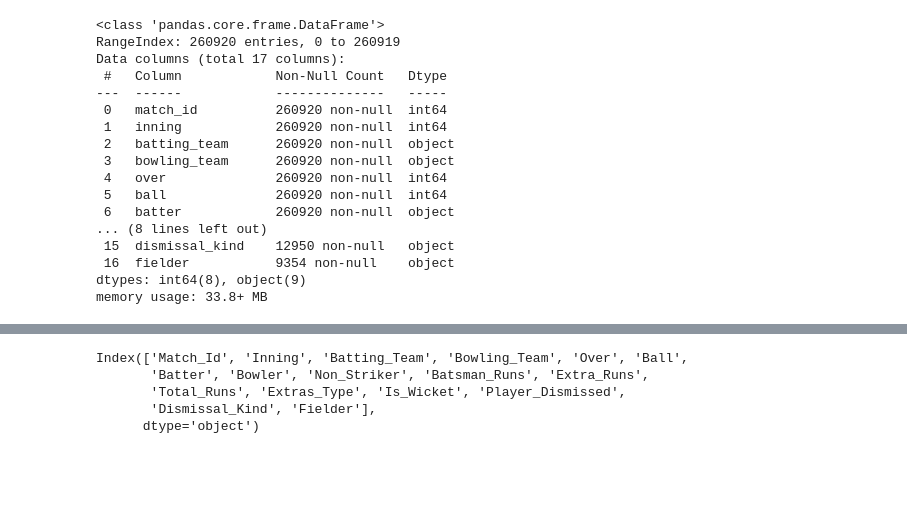
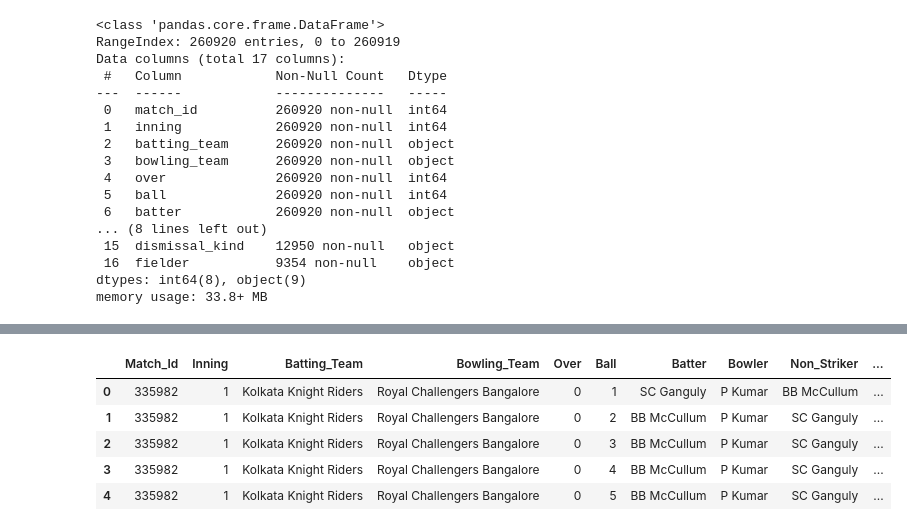
Before and after one commit to poketwouser/IPL-Data-Curation-and-Visualization, a Jupyter notebook: notebooks/P01_Pre_Processing.ipynb, the cells around one changed output, grey strips where cells are left out. Cells and saved outputs as stored; diff of their text form; code cells hidden in the pictures; blank space fills up the shorter version.

```diff
--- a/notebooks/P01_Pre_Processing.ipynb
+++ b/notebooks/P01_Pre_Processing.ipynb
@@ -321,8 +305,9 @@ for i in deliveries.columns:
-# %%
-deliveries.columns
-# %% [output]
-Index(['Match_Id', 'Inning', 'Batting_Team', 'Bowling_Team', 'Over', 'Ball',
-       'Batter', 'Bowler', 'Non_Striker', 'Batsman_Runs', 'Extra_Runs',
-       'Total_Runs', 'Extras_Type', 'Is_Wicket', 'Player_Dismissed',
-       'Dismissal_Kind', 'Fielder'],
-      dtype='object')
+# %%
+deliveries.head()
+# %% [output]
+|  | Match_Id | Inning | Batting_Team | Bowling_Team | Over | Ball | Batter | Bowler | Non_Striker | ... |
+| 0 | 335982 | 1 | Kolkata Knight Riders | Royal Challengers Bangalore | 0 | 1 | SC Ganguly | P Kumar | BB McCullum | ... |
+| 1 | 335982 | 1 | Kolkata Knight Riders | Royal Challengers Bangalore | 0 | 2 | BB McCullum | P Kumar | SC Ganguly | ... |
+| 2 | 335982 | 1 | Kolkata Knight Riders | Royal Challengers Bangalore | 0 | 3 | BB McCullum | P Kumar | SC Ganguly | ... |
+| 3 | 335982 | 1 | Kolkata Knight Riders | Royal Challengers Bangalore | 0 | 4 | BB McCullum | P Kumar | SC Ganguly | ... |
+| 4 | 335982 | 1 | Kolkata Knight Riders | Royal Challengers Bangalore | 0 | 5 | BB McCullum | P Kumar | SC Ganguly | ... |
```
Also changed, not shown: parts of 2 cells of this notebook, 1 other file.
